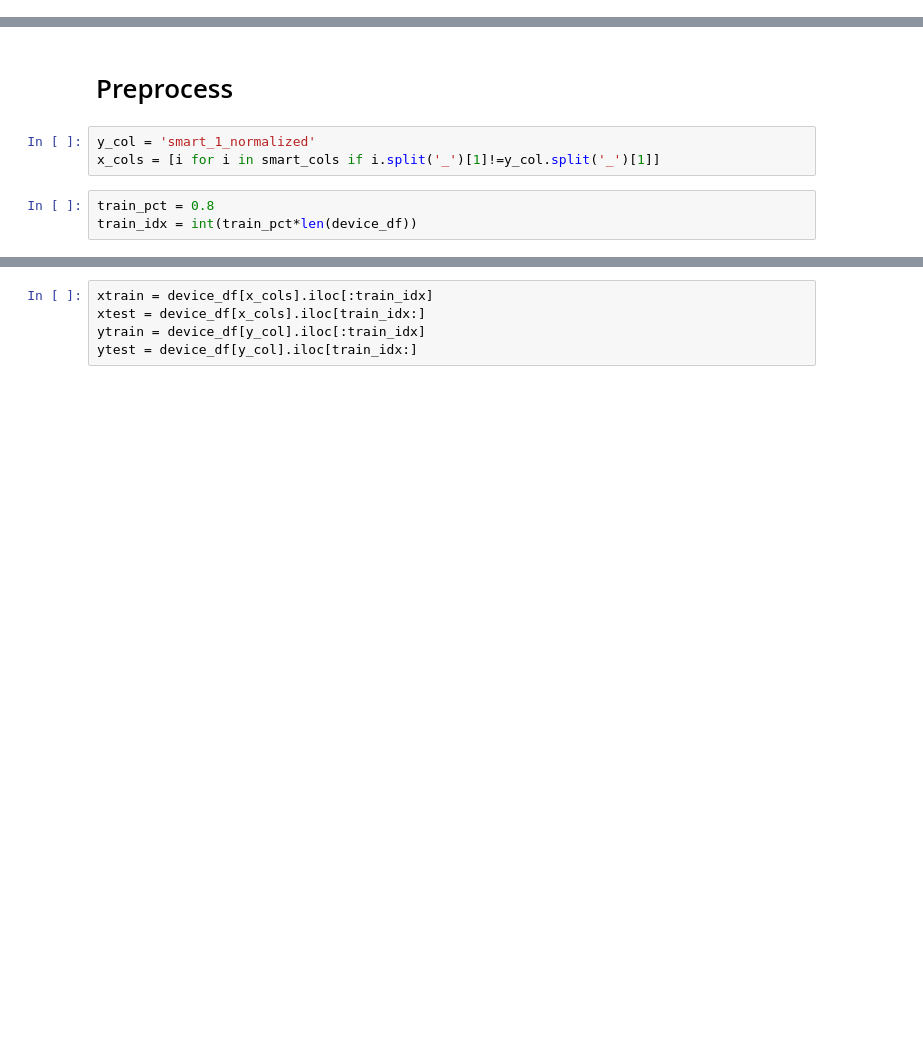
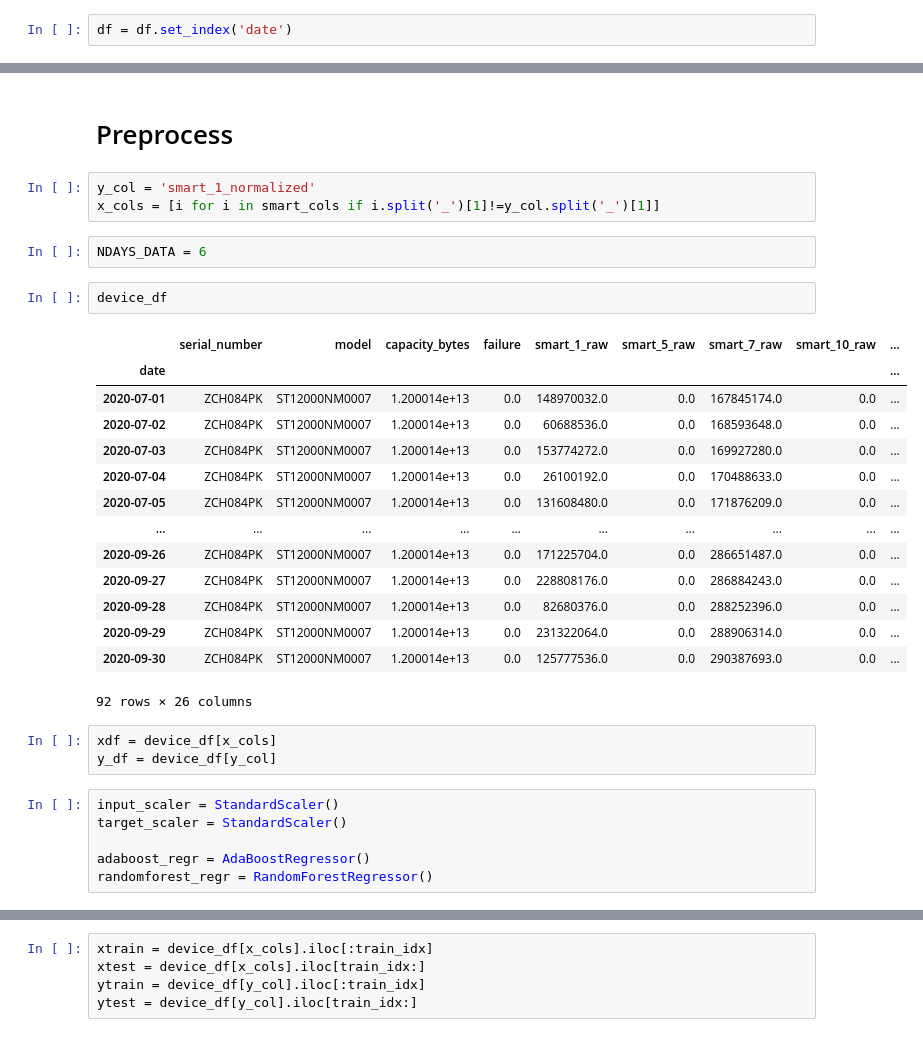
Before and after one commit to jiangbo1234567890A/ceph_drive_failure, a Jupyter notebook: notebooks/forecast_smart_metrics.ipynb, the cells around one changed output, grey strips where cells are left out. Saved outputs shown, nothing was run; the diff lists cells and outputs as text; blank space fills up the shorter version.

```diff
--- a/notebooks/forecast_smart_metrics.ipynb
+++ b/notebooks/forecast_smart_metrics.ipynb
@@ -31 +37,3 @@ dd.compute(df.shape)
 ((9398517, 27),)
+# %%
+df = df.set_index('date')
@@ -79,6 +97,31 @@ for col in x_cols:
 # %%
 y_col = 'smart_1_normalized'
 x_cols = [i for i in smart_cols if i.split('_')[1]!=y_col.split('_')[1]]
-# %%
-train_pct = 0.8
-train_idx = int(train_pct*len(device_df))
+# %%
+NDAYS_DATA = 6
+# %%
+device_df
+# %% [output]
+|  | serial_number | model | capacity_bytes | failure | smart_1_raw | smart_5_raw | smart_7_raw | smart_10_raw | ... |
+| date |  |  |  |  |  |  |  |  | ... |
+| 2020-07-01 | ZCH084PK | ST12000NM0007 | 1.200014e+13 | 0.0 | 148970032.0 | 0.0 | 167845174.0 | 0.0 | ... |
+| 2020-07-02 | ZCH084PK | ST12000NM0007 | 1.200014e+13 | 0.0 | 60688536.0 | 0.0 | 168593648.0 | 0.0 | ... |
+| 2020-07-03 | ZCH084PK | ST12000NM0007 | 1.200014e+13 | 0.0 | 153774272.0 | 0.0 | 169927280.0 | 0.0 | ... |
+| 2020-07-04 | ZCH084PK | ST12000NM0007 | 1.200014e+13 | 0.0 | 26100192.0 | 0.0 | 170488633.0 | 0.0 | ... |
+| 2020-07-05 | ZCH084PK | ST12000NM0007 | 1.200014e+13 | 0.0 | 131608480.0 | 0.0 | 171876209.0 | 0.0 | ... |
+| ... | ... | ... | ... | ... | ... | ... | ... | ... | ... |
+| 2020-09-26 | ZCH084PK | ST12000NM0007 | 1.200014e+13 | 0.0 | 171225704.0 | 0.0 | 286651487.0 | 0.0 | ... |
+| 2020-09-27 | ZCH084PK | ST12000NM0007 | 1.200014e+13 | 0.0 | 228808176.0 | 0.0 | 286884243.0 | 0.0 | ... |
+| 2020-09-28 | ZCH084PK | ST12000NM0007 | 1.200014e+13 | 0.0 | 82680376.0 | 0.0 | 288252396.0 | 0.0 | ... |
+| 2020-09-29 | ZCH084PK | ST12000NM0007 | 1.200014e+13 | 0.0 | 231322064.0 | 0.0 | 288906314.0 | 0.0 | ... |
+| 2020-09-30 | ZCH084PK | ST12000NM0007 | 1.200014e+13 | 0.0 | 125777536.0 | 0.0 | 290387693.0 | 0.0 | ... |
+92 rows × 26 columns
+# %%
+xdf = device_df[x_cols]
+y_df = device_df[y_col]
+# %%
+input_scaler = StandardScaler()
+target_scaler = StandardScaler()
+
+adaboost_regr = AdaBoostRegressor()
+randomforest_regr = RandomForestRegressor()
```
Also changed, not shown: parts of 11 cells of this notebook.
